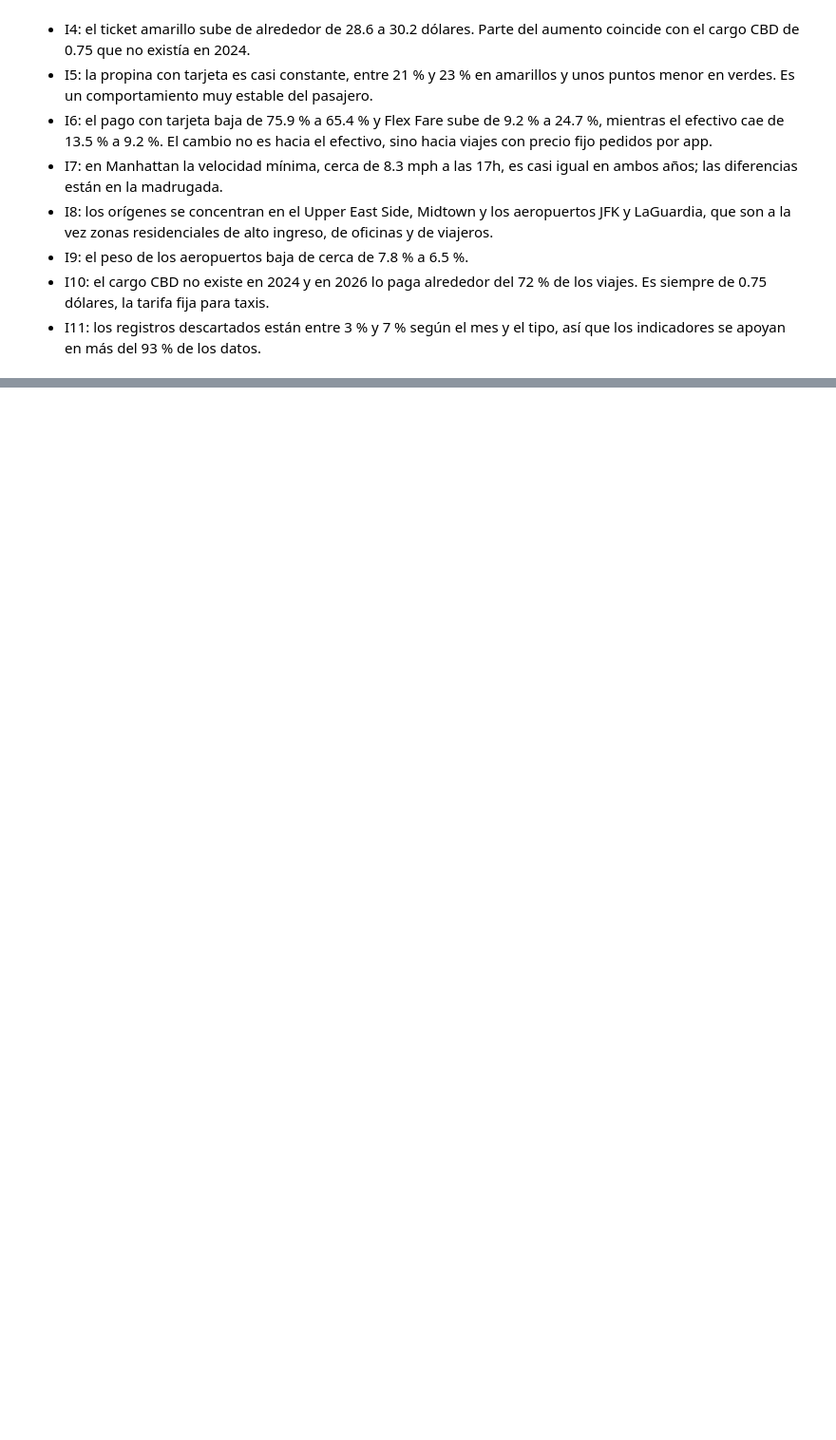
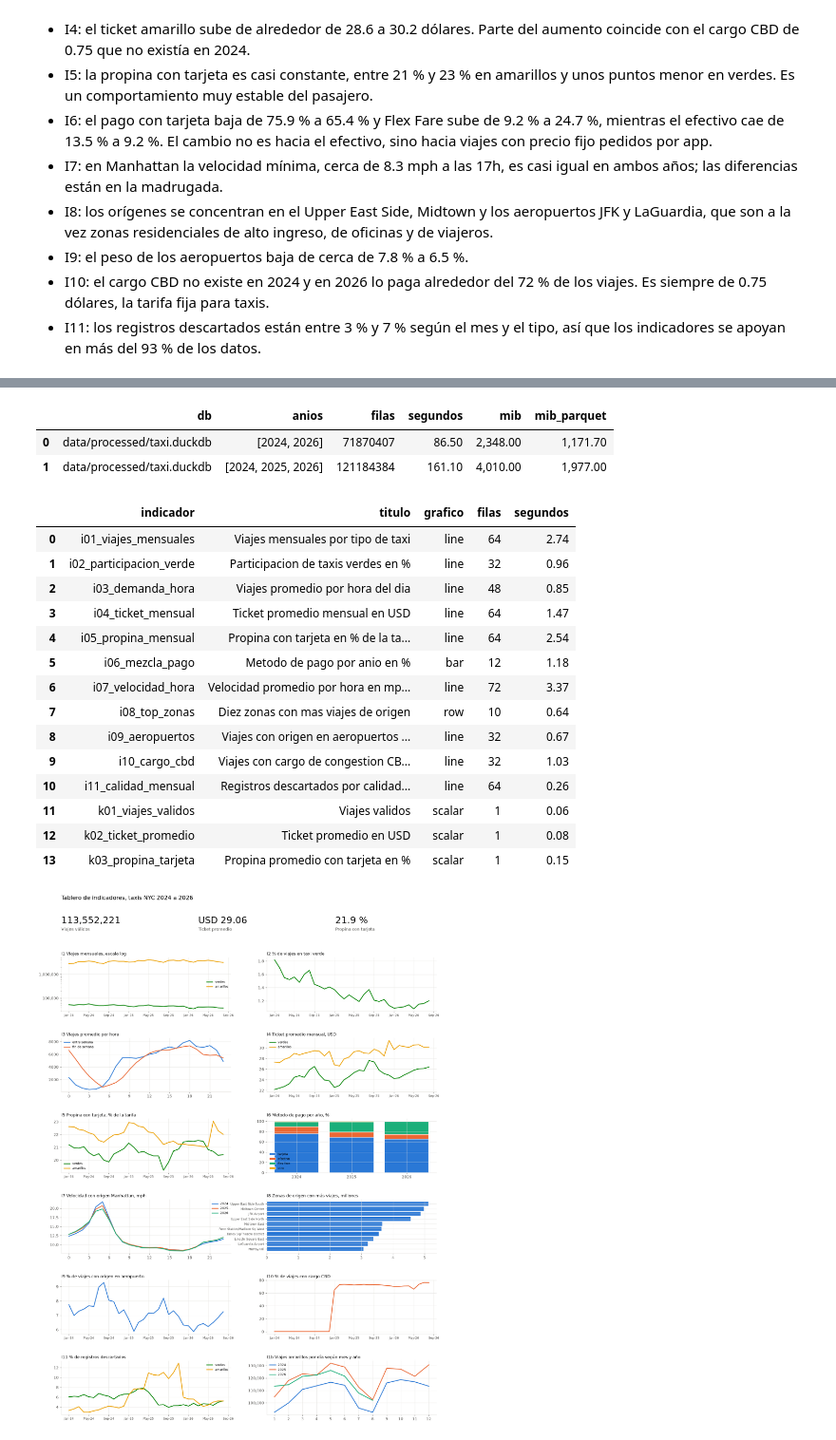
Before and after one commit to erickguerra2/duckdb, a Jupyter notebook: notebooks/Lab8_DuckDB.ipynb, the cells around one changed output, grey strips where cells are left out. Shown at 95% size. Drawn from its saved outputs; the diff is of its cells as text; code cells hidden in the pictures; blank space fills up the shorter version.

```diff
--- a/notebooks/Lab8_DuckDB.ipynb
+++ b/notebooks/Lab8_DuckDB.ipynb
@@ -1861,0 +1868,9 @@ Interpretación con 2024 y 2026:
+# %%
+log = Path("docs/logs/descarga_2024_2025_2026.txt").read_text().splitlines()
+print("Registro original:", sum("listo (" in l for l in log), "descargados de 2025 y",
+      sum("ya existe" in l for l in log), "omitidos de 2024 y 2026")
+manifiesto = descargar()
+display(manifiesto.groupby(["tipo", "anio"])
+        .agg(archivos=("mes", "count"), registros=("registros", "sum"),
+             tamanio_ok=("tamanio_ok", "all"), legibles=("parquet_legible", "all"))
+        .reset_index())
@@ -1861,0 +1935,26 @@ Interpretación con 2024 y 2026:
+# %%
+materializacion_3a = taxi_db.materializar(DB_TAXI, [2024, 2025, 2026])
+materializacion_3a["mib_parquet"] = round(manifiesto.bytes_local.sum() / 2**20, 1)
+display(pd.DataFrame([materializacion_2a, materializacion_3a]))
+ind_3a = calcular_indicadores("2024, 2025 y 2026")
+tablero(ind_3a, "Tablero de indicadores, taxis NYC 2024 a 2026", "ej8_tablero_2024_2026")
+# %% [output]
+|  | db | anios | filas | segundos | mib | mib_parquet |
+| 0 | data/processed/taxi.duckdb | [2024, 2026] | 71870407 | 86.50 | 2,348.00 | 1,171.70 |
+| 1 | data/processed/taxi.duckdb | [2024, 2025, 2026] | 121184384 | 161.10 | 4,010.00 | 1,977.00 |
+|  | indicador | titulo | grafico | filas | segundos |
+| 0 | i01_viajes_mensuales | Viajes mensuales por tipo de taxi | line | 64 | 2.74 |
+| 1 | i02_participacion_verde | Participacion de taxis verdes en % | line | 32 | 0.96 |
+| 2 | i03_demanda_hora | Viajes promedio por hora del dia | line | 48 | 0.85 |
+| 3 | i04_ticket_mensual | Ticket promedio mensual en USD | line | 64 | 1.47 |
+| 4 | i05_propina_mensual | Propina con tarjeta en % de la ta... | line | 64 | 2.54 |
+| 5 | i06_mezcla_pago | Metodo de pago por anio en % | bar | 12 | 1.18 |
+| 6 | i07_velocidad_hora | Velocidad promedio por hora en mp... | line | 72 | 3.37 |
+| 7 | i08_top_zonas | Diez zonas con mas viajes de origen | row | 10 | 0.64 |
+| 8 | i09_aeropuertos | Viajes con origen en aeropuertos ... | line | 32 | 0.67 |
+| 9 | i10_cargo_cbd | Viajes con cargo de congestion CB... | line | 32 | 1.03 |
+| 10 | i11_calidad_mensual | Registros descartados por calidad... | line | 64 | 0.26 |
+| 11 | k01_viajes_validos | Viajes validos | scalar | 1 | 0.06 |
+| 12 | k02_ticket_promedio | Ticket promedio en USD | scalar | 1 | 0.08 |
+| 13 | k03_propina_tarjeta | Propina promedio con tarjeta en % | scalar | 1 | 0.15 |
+[figure, added]
```
Also changed, not shown: parts of 15 cells of this notebook, 13 other files.
